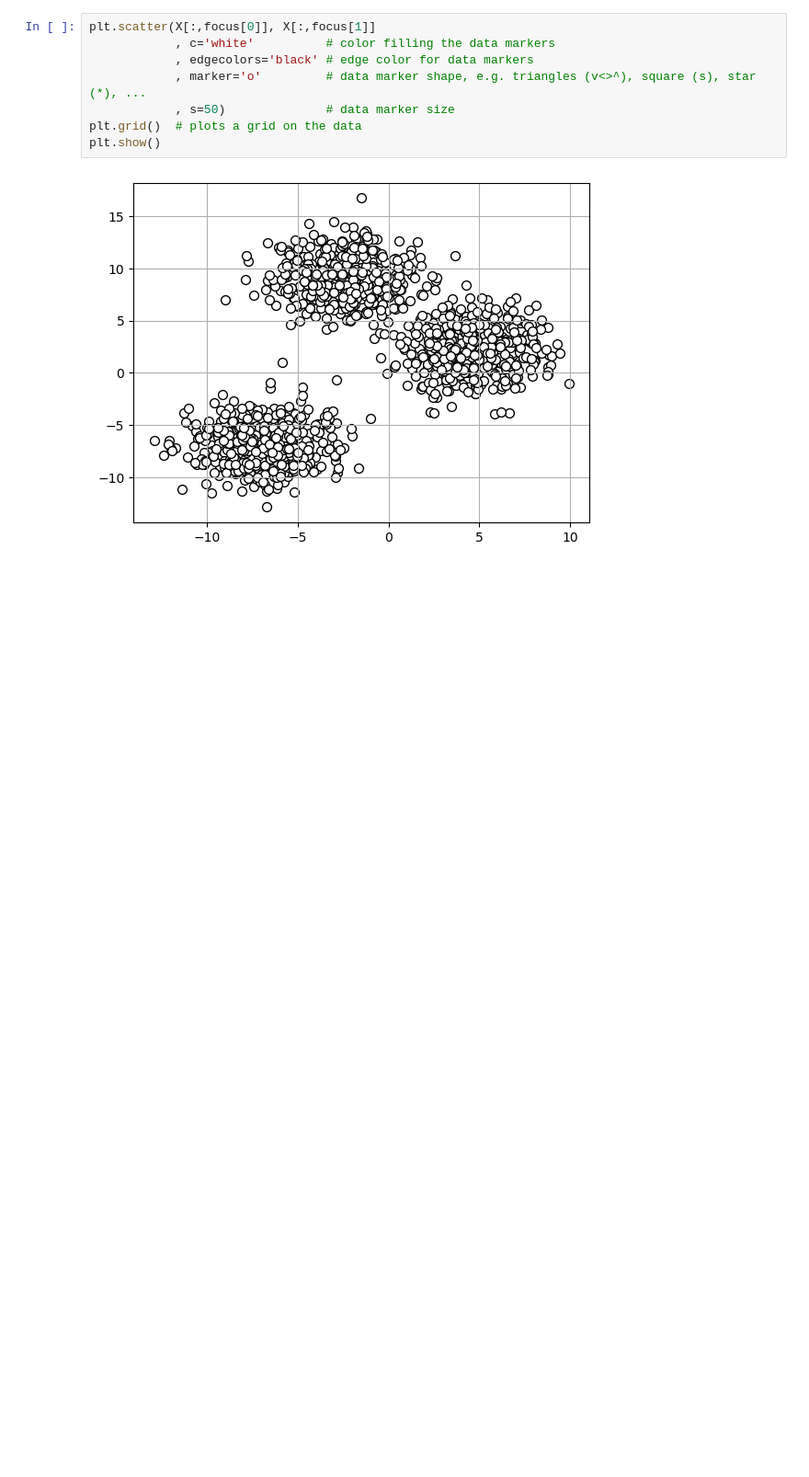
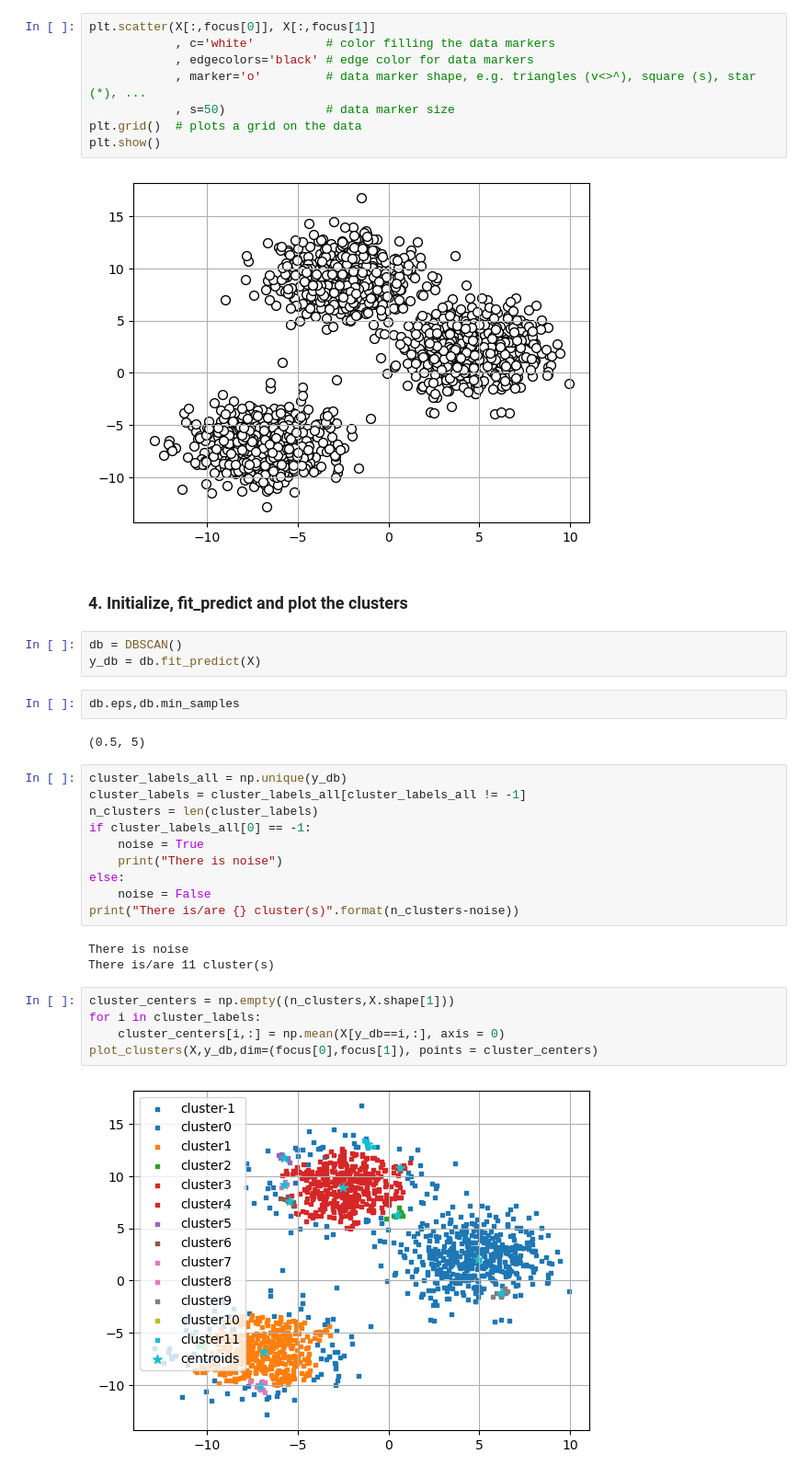
Before and after one commit to Rezashatery/clustering-DBSCAN, a Jupyter notebook: clustering-DBSCAN.ipynb, the cells around one changed output. Shown: that part at 92% size. Cells and saved outputs as stored; diff of their text form; blank space fills up the shorter version.

Commit message:
DBSCAN clustering

```diff
--- a/clustering-DBSCAN.ipynb
+++ b/clustering-DBSCAN.ipynb
@@ -137,3 +137,32 @@ plt.grid()  # plots a grid on the data
 plt.show()
 # %% [output]
 [figure]
+# %% [markdown]
+### 4. Initialize, fit_predict and plot the clusters
+# %%
+db = DBSCAN()
+y_db = db.fit_predict(X)
+# %%
+db.eps,db.min_samples
+# %% [output]
+(0.5, 5)
+# %%
+cluster_labels_all = np.unique(y_db)
+cluster_labels = cluster_labels_all[cluster_labels_all != -1]
+n_clusters = len(cluster_labels)
+if cluster_labels_all[0] == -1:
+    noise = True
+    print("There is noise")
+else:
+    noise = False
+print("There is/are {} cluster(s)".format(n_clusters-noise))
+# %% [output]
+There is noise
+There is/are 11 cluster(s)
+# %%
+cluster_centers = np.empty((n_clusters,X.shape[1]))
+for i in cluster_labels:
+    cluster_centers[i,:] = np.mean(X[y_db==i,:], axis = 0)
+plot_clusters(X,y_db,dim=(focus[0],focus[1]), points = cluster_centers)
+# %% [output]
+[figure, added]
```
